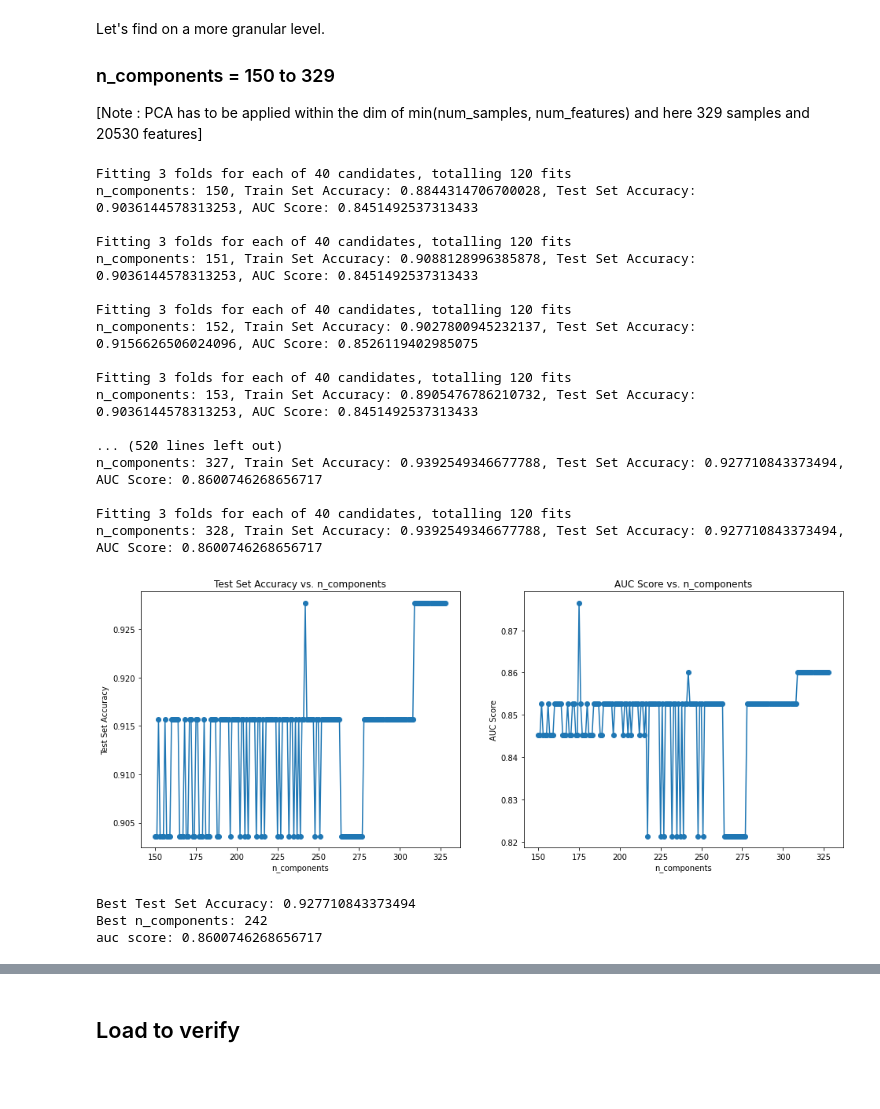
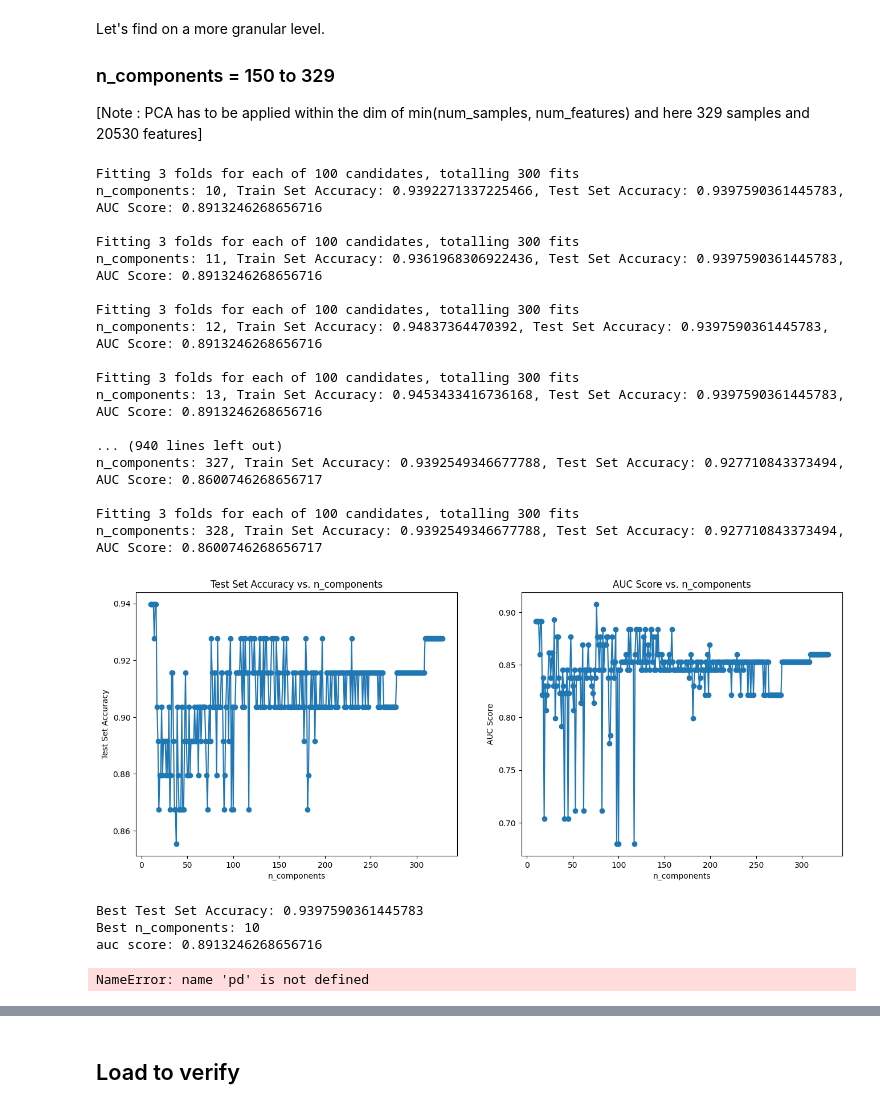
Before and after one commit to Alif108/CSE_472_Machine_Learning, a Jupyter notebook: Assignment/SVM/SVM_PCA.ipynb, the cells around one changed output, grey strips where cells are left out. Drawn from its saved outputs; the diff is of its cells as text; code cells hidden in the pictures; blank space fills up the shorter version.

```diff
--- a/Assignment/SVM/SVM_PCA.ipynb
+++ b/Assignment/SVM/SVM_PCA.ipynb
@@ -73,8 +83,12 @@ from sklearn.model_selection import GridSearchCV
 from sklearn.svm import SVC
 
 # Define the parameter grid
-parameters = [{'C': [1, 10, 100, 1000], 'kernel': ['linear']},
-              {'C': [1, 10, 100, 1000], 'kernel': ['rbf'], 'gamma': [0.1, 0.2, 0.3, 0.4, 0.5, 0.6, 0.7, 0.8, 0.9]}]
+parameters = [
+                {'C': [0.1, 1, 10, 100, 100], 'kernel': ['sigmoid'], 'gamma': [0.1, 0.2, 0.3, 0.4, 0.5, 0.6]},
+                {'C': [0.1, 1, 10, 100, 100], 'kernel': ['linear']},
+                {'C': [0.1, 1, 10, 100, 100], 'kernel': ['rbf'], 'gamma': [0.1, 0.2, 0.3, 0.4, 0.5, 0.6, 0.7, 0.8, 0.9]},
+                {'C': [0.1, 1, 10, 100, 100], 'kernel': ['poly'], 'degree': [2, 3, 4, 5]}
+            ]
 
 # Create a GridSearchCV object
 search = GridSearchCV(SVC(probability=True), parameters, n_jobs=-1, verbose=2, cv=3)
@@ -242,10 +261,15 @@ optimal_x_train = None
 optimal_x_test = None
 optimal_predictions = None
 
-parameters = [{'C': [1, 10, 100, 1000], 'kernel': ['linear']},
-                {'C': [1, 10, 100, 1000], 'kernel': ['rbf'], 'gamma': [0.1, 0.2, 0.3, 0.4, 0.5, 0.6, 0.7, 0.8, 0.9]}]
+parameters = [
+                # {'C': [0.1, 1, 10, 100, 100], 'kernel': ['precomputed']},
+                {'C': [0.1, 1, 10, 100, 100], 'kernel': ['linear']},
+                {'C': [0.1, 1, 10, 100, 100], 'kernel': ['rbf'], 'gamma': [0.1, 0.2, 0.3, 0.4, 0.5, 0.6, 0.7, 0.8, 0.9]},
+                {'C': [0.1, 1, 10, 100, 100], 'kernel': ['poly'], 'degree': [2, 3, 4, 5]},
+                {'C': [0.1, 1, 10, 100, 100], 'kernel': ['sigmoid'], 'gamma': [0.1, 0.2, 0.3, 0.4, 0.5, 0.6]}
+            ]
 
-for n_components in range(150, X_train.shape[0]):
+for n_components in range(10, X_train.shape[0]):
     pca = PCA(n_components=n_components)
     reduced_X_train = pca.fit_transform(X_train)
     reduced_X_test = pca.transform(X_test)
@@ -275,44 +299,50 @@ for n_components in range(150, X_train.shape[0]):
     print(f"n_components: {n_components}, Train Set Accuracy: {train_accuracy}, Test Set Accuracy: {test_accuracy}, AUC Score: {auc_score}")
     print()
 # %% [output]
-Fitting 3 folds for each of 40 candidates, totalling 120 fits
-n_components: 150, Train Set Accuracy: 0.8844314706700028, Test Set Accuracy: 0.9036144578313253, AUC Score: 0.8451492537313433
+Fitting 3 folds for each of 100 candidates, totalling 300 fits
+n_components: 10, Train Set Accuracy: 0.9392271337225466, Test Set Accuracy: 0.9397590361445783, AUC Score: 0.8913246268656716
 
-Fitting 3 folds for each of 40 candidates, totalling 120 fits
-n_components: 151, Train Set Accuracy: 0.9088128996385878, Test Set Accuracy: 0.9036144578313253, AUC Score: 0.8451492537313433
+Fitting 3 folds for each of 100 candidates, totalling 300 fits
+n_components: 11, Train Set Accuracy: 0.9361968306922436, Test Set Accuracy: 0.9397590361445783, AUC Score: 0.8913246268656716
 
-Fitting 3 folds for each of 40 candidates, totalling 120 fits
-n_components: 152, Train Set Accuracy: 0.9027800945232137, Test Set Accuracy: 0.9156626506024096, AUC Score: 0.8526119402985075
+Fitting 3 folds for each of 100 candidates, totalling 300 fits
+n_components: 12, Train Set Accuracy: 0.94837364470392, Test Set Accuracy: 0.9397590361445783, AUC Score: 0.8913246268656716
 
-Fitting 3 folds for each of 40 candidates, totalling 120 fits
-n_components: 153, Train Set Accuracy: 0.8905476786210732, Test Set Accuracy: 0.9036144578313253, AUC Score: 0.8451492537313433
+Fitting 3 folds for each of 100 candidates, totalling 300 fits
+n_components: 13, Train Set Accuracy: 0.9453433416736168, Test Set Accuracy: 0.9397590361445783, AUC Score: 0.8913246268656716
 
-... (520 lines left out)
+... (940 lines left out)
 n_components: 327, Train Set Accuracy: 0.9392549346677788, Test Set Accuracy: 0.927710843373494, AUC Score: 0.8600746268656717
 
-Fitting 3 folds for each of 40 candidates, totalling 120 fits
+Fitting 3 folds for each of 100 candidates, totalling 300 fits
 n_components: 328, Train Set Accuracy: 0.9392549346677788, Test Set Accuracy: 0.927710843373494, AUC Score: 0.8600746268656717
 # %%
 fig, ax = plt.subplots(1, 2, figsize=(16, 6))
 
-ax[0].plot(range(150, X_train.shape[0]), test_accuracy_list, marker='o')
+ax[0].plot(range(10, X_train.shape[0]), test_accuracy_list, marker='o')
 ax[0].set_xlabel('n_components')
 ax[0].set_ylabel('Test Set Accuracy')
 ax[0].set_title('Test Set Accuracy vs. n_components')
 
-ax[1].plot(range(150, X_train.shape[0]), auc_score_list, marker='o')
+ax[1].plot(range(10, X_train.shape[0]), auc_score_list, marker='o')
 ax[1].set_xlabel('n_components')
 ax[1].set_ylabel('AUC Score')
 ax[1].set_title('AUC Score vs. n_components')
 
 plt.show()
 # %% [output]
-[figure, old version]
+[figure, new version]
 # %%
 print("Best Test Set Accuracy:", max_acc)
 print("Best n_components:", optimal_n_components)
-print("auc score:", auc_score_list[optimal_n_components - 150])
+print("auc score:", auc_score_list[optimal_n_components - 10])
 # %% [output]
-Best Test Set Accuracy: 0.927710843373494
-Best n_components: 242
-auc score: 0.8600746268656717
+Best Test Set Accuracy: 0.9397590361445783
+Best n_components: 10
+auc score: 0.8913246268656716
+# %%
+# make a df containing n_components, train_accuracy, test_accuracy, auc_score
+df = pd.DataFrame({'n_components': range(10, X_train.shape[0]), 'train_accuracy': train_accuracy_list, 'test_accuracy': test_accuracy_list, 'auc_score': auc_score_list})
+df
+# %% [output]
+NameError: name 'pd' is not defined
```
Also changed, not shown: parts of 14 cells of this notebook, 4 other files.
